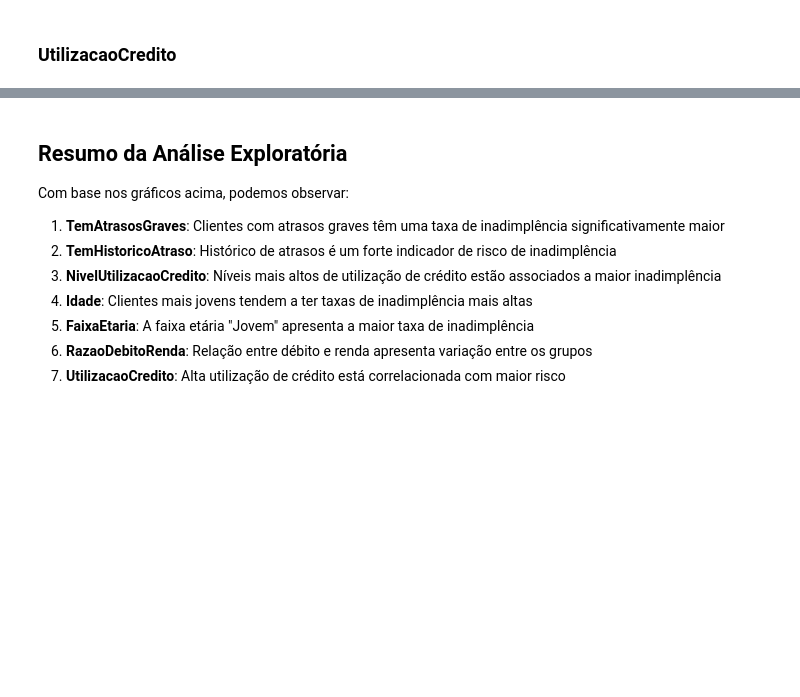
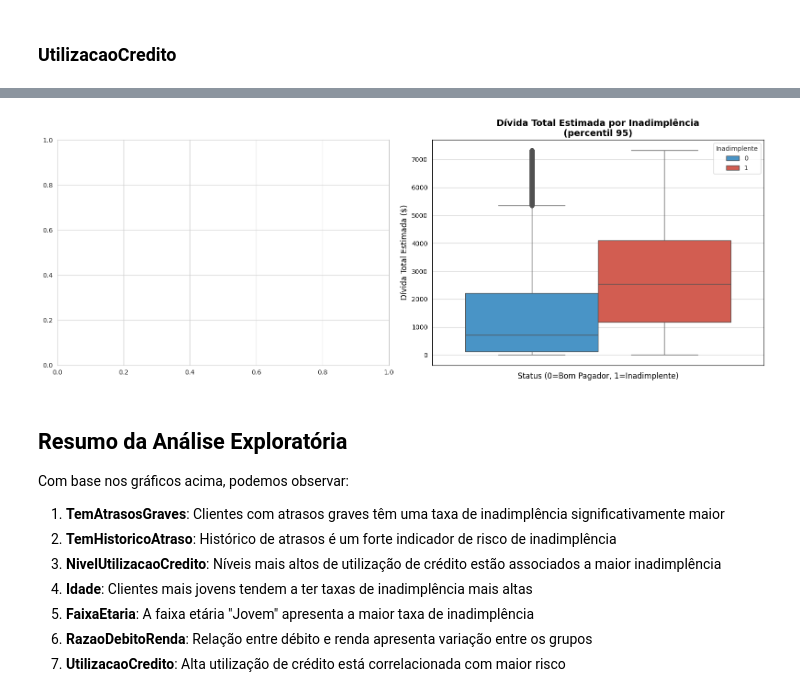
Before and after one commit to henriqueluza/Credit-Analysis-Model, a Jupyter notebook: modelo v2/notebooks/notebook2.ipynb, the cells around one changed output, grey strips where cells are left out. Drawn from its saved outputs; the diff is of its cells as text; code cells hidden in the pictures; blank space fills up the shorter version.

```diff
--- a/modelo v2/notebooks/notebook2.ipynb
+++ b/modelo v2/notebooks/notebook2.ipynb
@@ -348,3 +372,25 @@ plt.show()
+# %%
+fig, axes = plt.subplots(1, 2, figsize=(16, 6))
+
+limite_divida = data['DividaTotalEstimada'].quantile(0.95)
+data_filtrado_divida = data[data['DividaTotalEstimada'] <= limite_divida]
+
+sns.boxplot(data=data_filtrado_divida, hue='Inadimplente', y='DividaTotalEstimada',
+            palette=['#3498db', '#e74c3c'], ax=axes[1])
+axes[1].set_title('Dívida Total Estimada por Inadimplência\n(percentil 95)',
+                  fontsize=14, fontweight='bold', color='black')
+axes[1].set_xlabel('Status (0=Bom Pagador, 1=Inadimplente)', fontsize=12, color='black')
+axes[1].set_ylabel('Dívida Total Estimada ($)', fontsize=12, color='black')
+axes[1].set_facecolor('white')
+axes[1].tick_params(colors='black')
+for spine in axes[1].spines.values():
+    spine.set_color('black')
+
+plt.gcf().patch.set_facecolor('white')
+plt.tight_layout()
+plt.show()
+# %% [output]
+[figure, added]
 # %% [markdown]
 ## Resumo da Análise Exploratória
 
```
Also changed, not shown: parts of 16 cells of this notebook, 13 other files.
